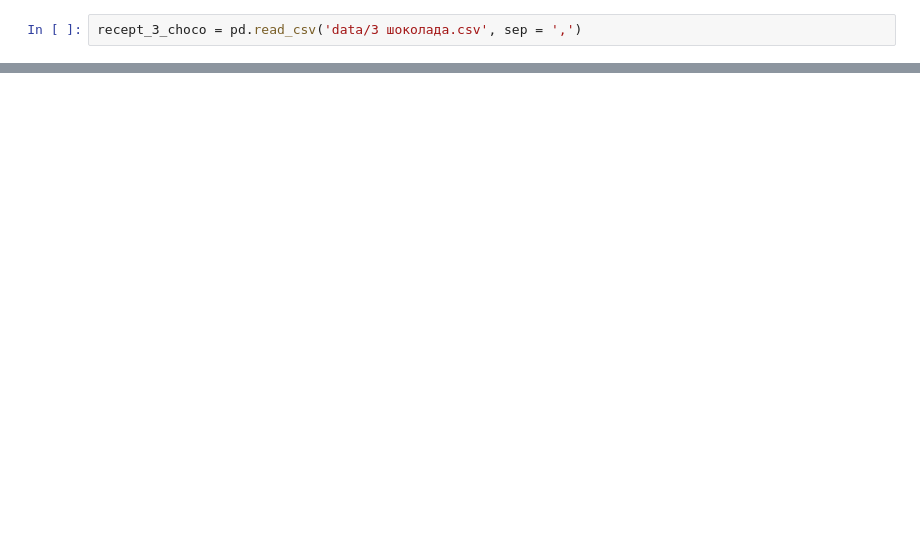
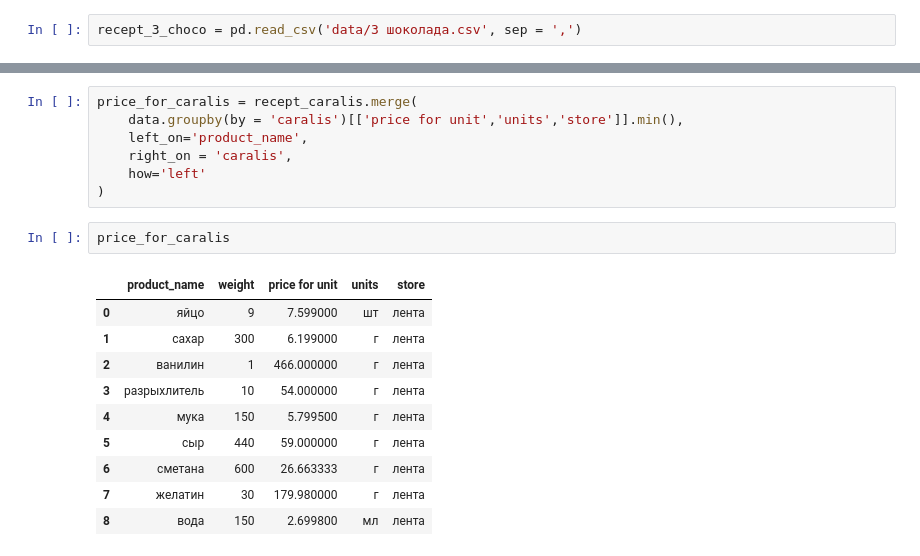
Before and after one commit to vavilove001-lab/project_cakes_cust, a Jupyter notebook: project_cakes_cust.ipynb, the cells around one changed output, grey strips where cells are left out. Drawn from its saved outputs; the diff is of its cells as text; blank space fills up the shorter version.

```diff
--- a/project_cakes_cust.ipynb
+++ b/project_cakes_cust.ipynb
@@ -271,0 +243,20 @@ Name: work_name, dtype: object
+# %%
+price_for_caralis = recept_caralis.merge(
+    data.groupby(by = 'caralis')[['price for unit','units','store']].min(),
+    left_on='product_name',
+    right_on = 'caralis',
+    how='left'
+)
+# %%
+price_for_caralis
+# %% [output]
+|  | product_name | weight | price for unit | units | store |
+| 0 | яйцо | 9 | 7.599000 | шт | лента |
+| 1 | сахар | 300 | 6.199000 | г | лента |
+| 2 | ванилин | 1 | 466.000000 | г | лента |
+| 3 | разрыхлитель | 10 | 54.000000 | г | лента |
+| 4 | мука | 150 | 5.799500 | г | лента |
+| 5 | сыр | 440 | 59.000000 | г | лента |
+| 6 | сметана | 600 | 26.663333 | г | лента |
+| 7 | желатин | 30 | 179.980000 | г | лента |
+| 8 | вода | 150 | 2.699800 | мл | лента |
```
Also changed, not shown: parts of 48 cells of this notebook, 2 other files.
